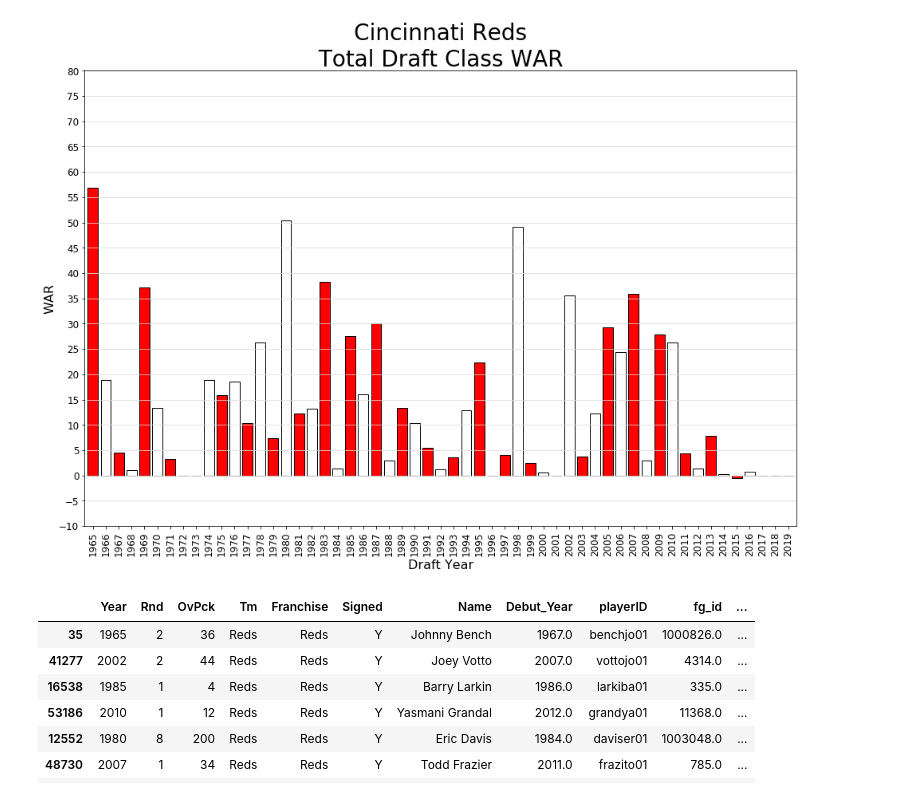
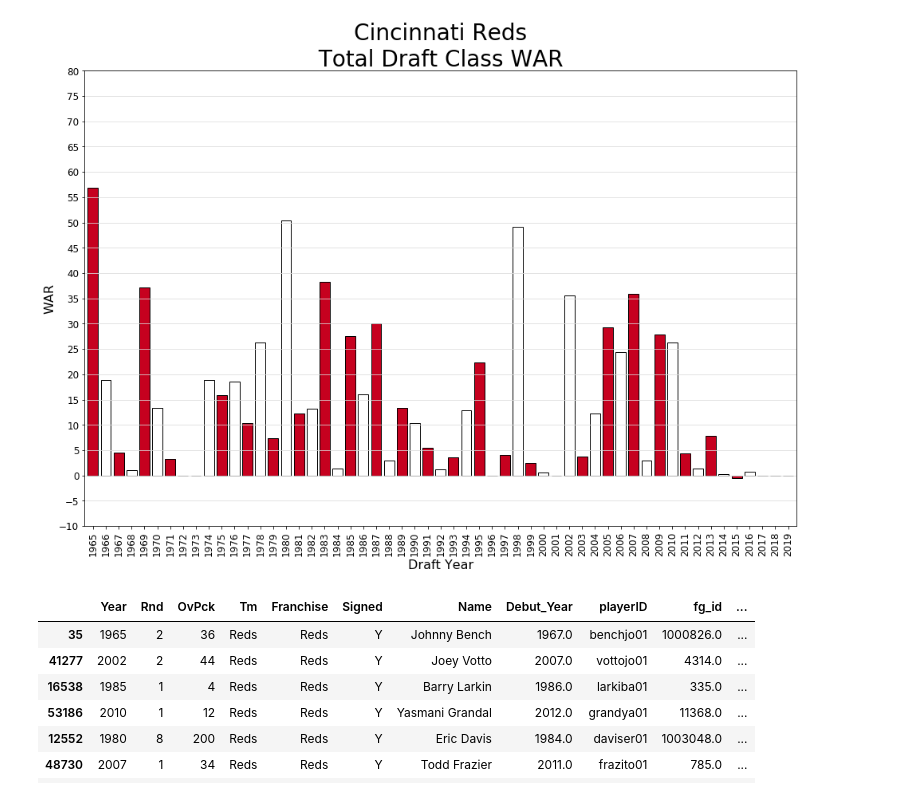
Before and after one commit to DailyAdamG/Draft-Research-By-Franchise, a Jupyter notebook: CIN/Cincinnati Reds File.ipynb, the cells around one changed output. Drawn from its saved outputs; the diff is of its cells as text; code cells hidden in the pictures.

```diff
--- a/CIN/Cincinnati Reds File.ipynb
+++ b/CIN/Cincinnati Reds File.ipynb
@@ -57,16 +57,16 @@ Name: Total_WAR, dtype: float64
 # %%
 #WAR by draft class year bargraph
 
-draft_class_year["Total_WAR"].sum().plot(kind = "bar", color = ["red", "white"], width = .8, fontsize = 12, edgecolor = "black", figsize = (16, 10.5))
+draft_class_year["Total_WAR"].sum().plot(kind = "bar", color = ["#C6011F", "white"], width = .8, fontsize = 12, edgecolor = "#000000", figsize = (16, 10.5))
 plt.title("Cincinnati Reds\n Total Draft Class WAR ", size = 28)
 plt.xlabel("Draft Year", size = 16)
 plt.ylabel("WAR", size = 16)
 plt.yticks(np.arange(-10, 81, step = 5))
 plt.grid(color = "gainsboro", linestyle = "-", axis = "y")
 plt.savefig("Reds WAR Total by Draft Year.png")
 plt.show()
 # %% [output]
-[figure, old version]
+[figure, new version]
 # %%
 #Best draft picks in franchise history
 
```
Also changed, not shown: parts of 1 cell of this notebook, 42 other files.
